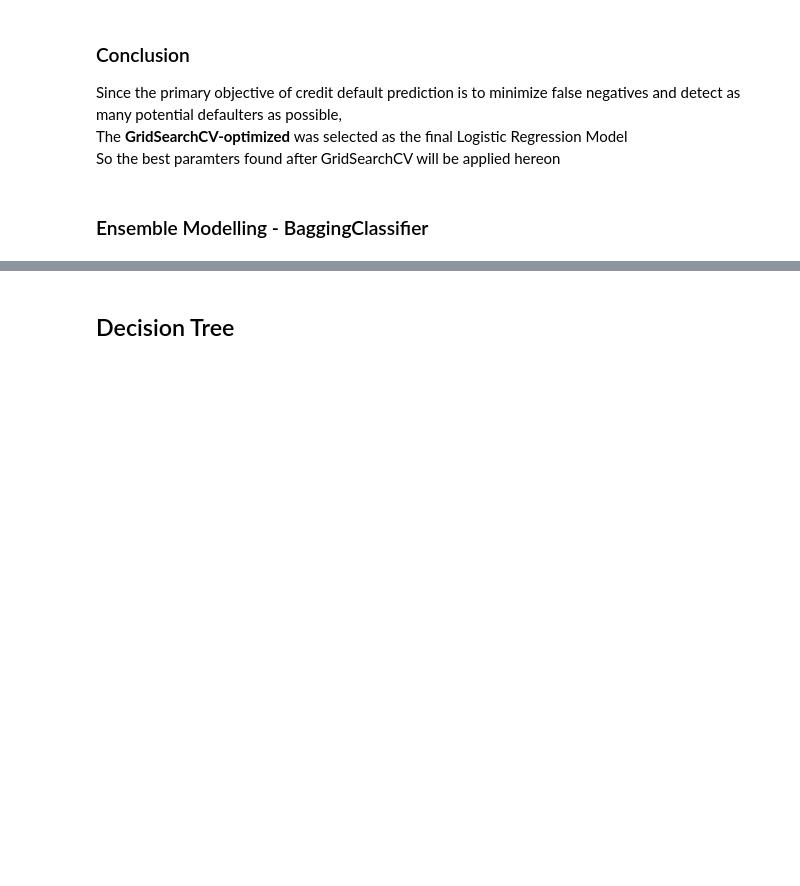
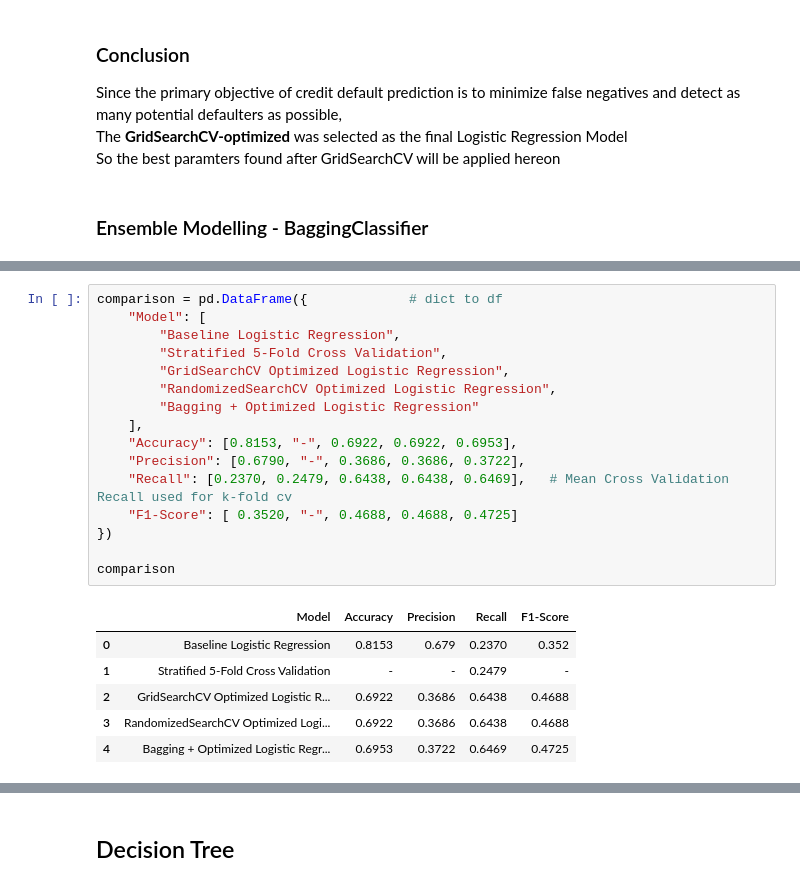
Before and after one commit to Knchna/Credit_Default_Preprocessing, a Jupyter notebook: Credit_Default_Preprocessing.ipynb, the cells around one changed output, grey strips where cells are left out. Cells and saved outputs as stored; diff of their text form; blank space fills up the shorter version.

Commit message:
Finished Ensemble Modelling using Bagging. Did a final comparision study

```diff
--- a/Credit_Default_Preprocessing.ipynb
+++ b/Credit_Default_Preprocessing.ipynb
@@ -1060,0 +1139,23 @@ So the best paramters found after GridSearchCV will be applied hereon
+# %%
+comparison = pd.DataFrame({             # dict to df
+    "Model": [
+        "Baseline Logistic Regression",
+        "Stratified 5-Fold Cross Validation",
+        "GridSearchCV Optimized Logistic Regression",
+        "RandomizedSearchCV Optimized Logistic Regression",
+        "Bagging + Optimized Logistic Regression"
+    ],
+    "Accuracy": [0.8153, "-", 0.6922, 0.6922, 0.6953],
+    "Precision": [0.6790, "-", 0.3686, 0.3686, 0.3722],
+    "Recall": [0.2370, 0.2479, 0.6438, 0.6438, 0.6469],   # Mean Cross Validation Recall used for k-fold cv
+    "F1-Score": [ 0.3520, "-", 0.4688, 0.4688, 0.4725]
+})
+
+comparison
+# %% [output]
+|  | Model | Accuracy | Precision | Recall | F1-Score |
+| 0 | Baseline Logistic Regression | 0.8153 | 0.679 | 0.2370 | 0.352 |
+| 1 | Stratified 5-Fold Cross Validation | - | - | 0.2479 | - |
+| 2 | GridSearchCV Optimized Logistic R... | 0.6922 | 0.3686 | 0.6438 | 0.4688 |
+| 3 | RandomizedSearchCV Optimized Logi... | 0.6922 | 0.3686 | 0.6438 | 0.4688 |
+| 4 | Bagging + Optimized Logistic Regr... | 0.6953 | 0.3722 | 0.6469 | 0.4725 |
```
Also changed, not shown: parts of 12 cells of this notebook.
